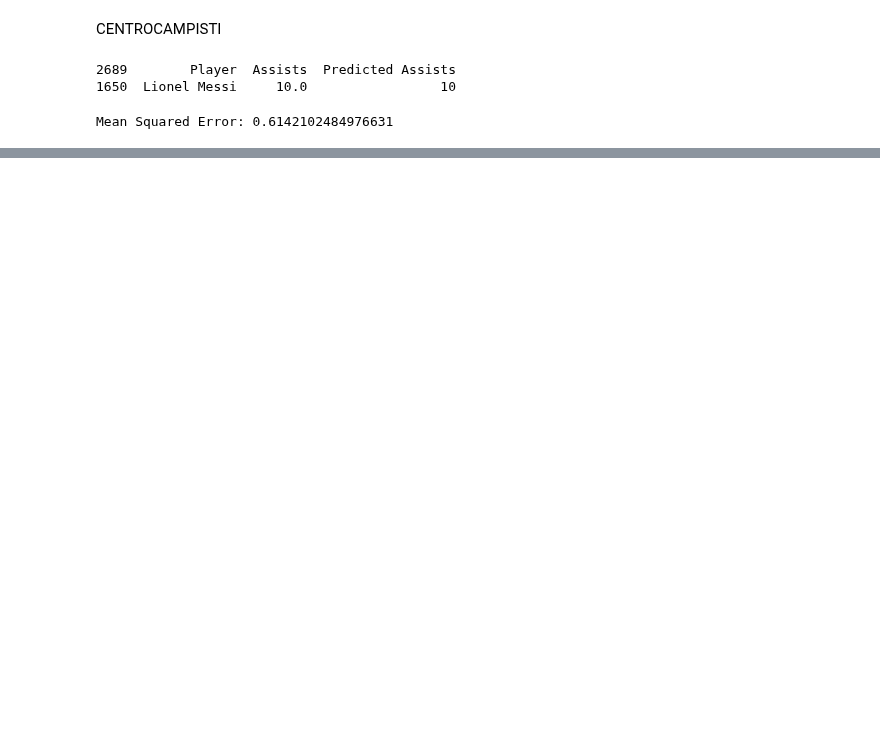
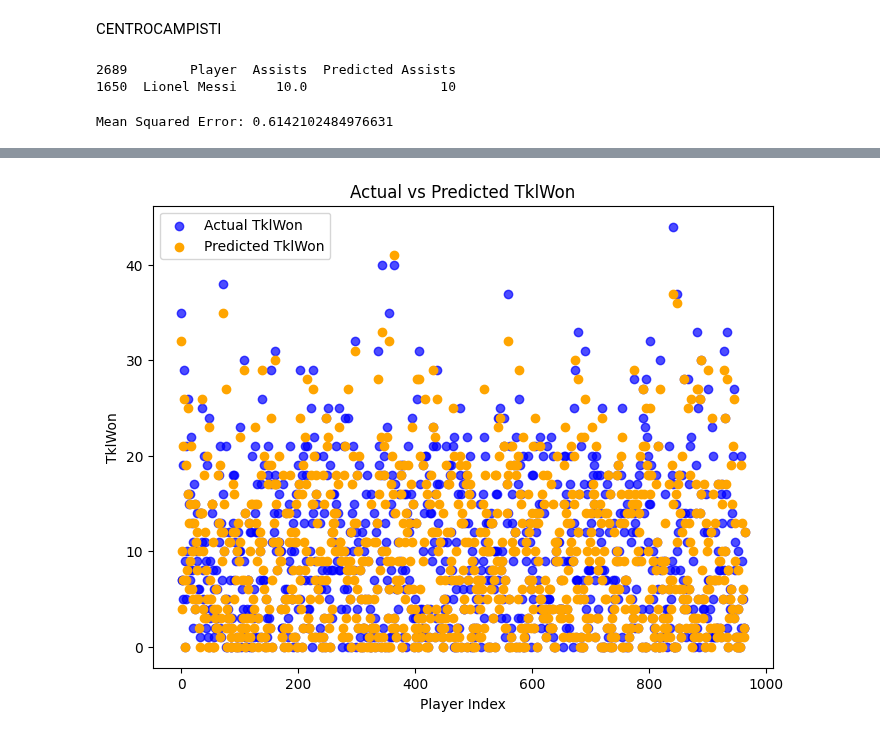
Before and after one commit to Mammew/proj_IDS, a Jupyter notebook: notebook.ipynb, the cells around one changed output, grey strips where cells are left out. Drawn from its saved outputs; the diff is of its cells as text; code cells hidden in the pictures; blank space fills up the shorter version.

```diff
--- a/notebook.ipynb
+++ b/notebook.ipynb
@@ -470,0 +463,19 @@ Text(0.5, 1.0, 'Actual vs Predicted Assists')
+# %%
+position = ['DF', 'DFFW', 'DFMF']
+forwards_data_train = dataset_22[dataset_22['Pos'].isin(position)]
+forwards_data_test = dataset_23[dataset_23['Pos'].isin(position)]
+
+features = ['Tkl', 'Recov', 'Int', 'Clr', 'AerWon', 'Fls']
+target = 'TklWon'
+
+X_train = forwards_data_train[features]
+y_train = forwards_data_train[target]
+
+X_test = forwards_data_test[features]
+y_test = forwards_data_test[target]
+
+defender_pridction = LinearRegression()
+defender_pridction.fit(X_train, y_train)
+
+y_pred = defender_pridction.predict(X_test)
+y_pred_rounded = np.round(y_pred).astype(int)
@@ -470,0 +497,13 @@ Text(0.5, 1.0, 'Actual vs Predicted Assists')
+# %%
+plt.figure(figsize=(8, 6))
+plt.scatter(range(len(y_test)), y_test, color='blue', label='Actual TklWon', alpha=0.7)
+
+plt.scatter(range(len(y_pred_rounded)), y_pred_rounded, color='orange', label='Predicted TklWon')
+
+plt.xlabel('Player Index')
+plt.ylabel('TklWon')
+plt.title('Actual vs Predicted TklWon')
+plt.legend()
+plt.show()
+# %% [output]
+[figure, added]
```
Also changed, not shown: parts of 7 cells of this notebook.
